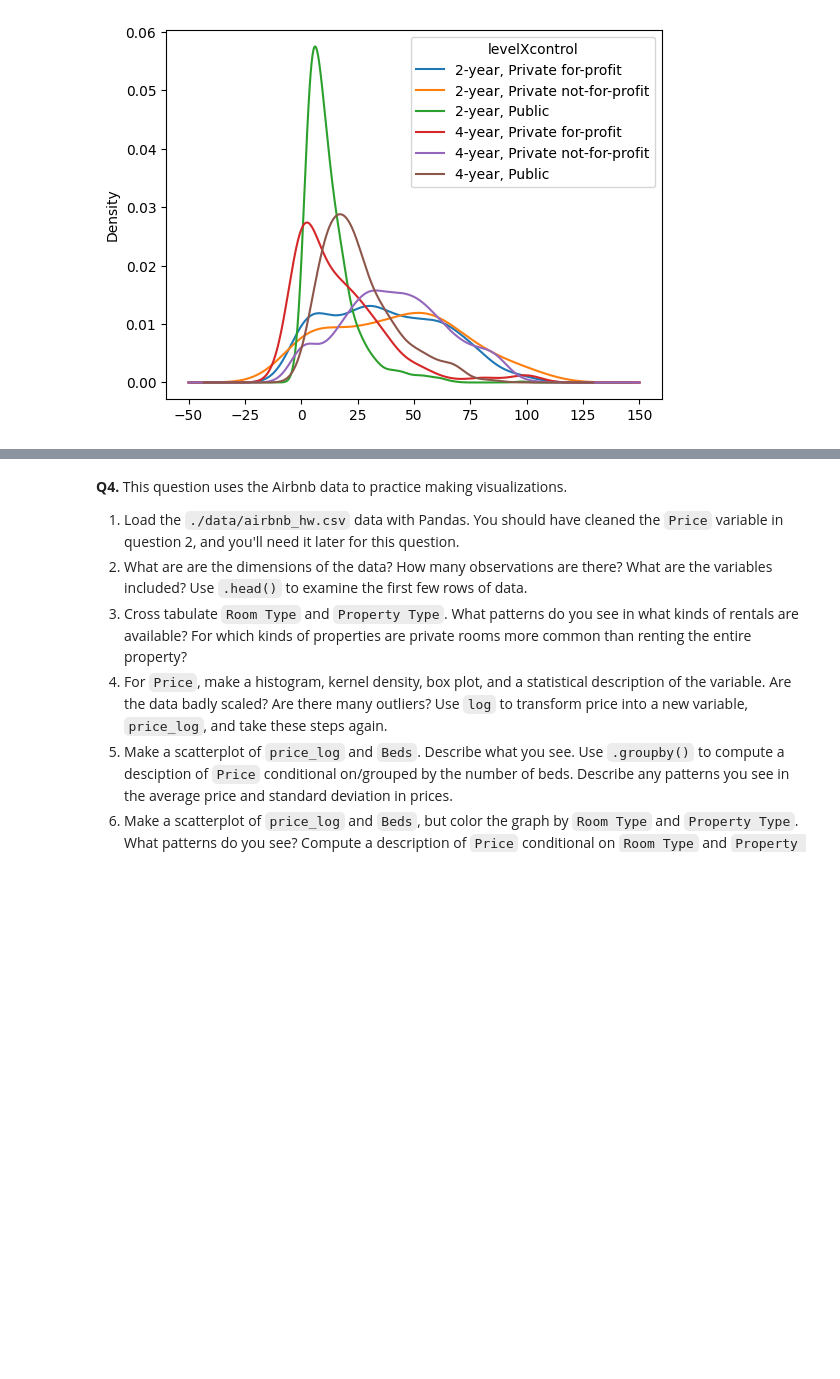
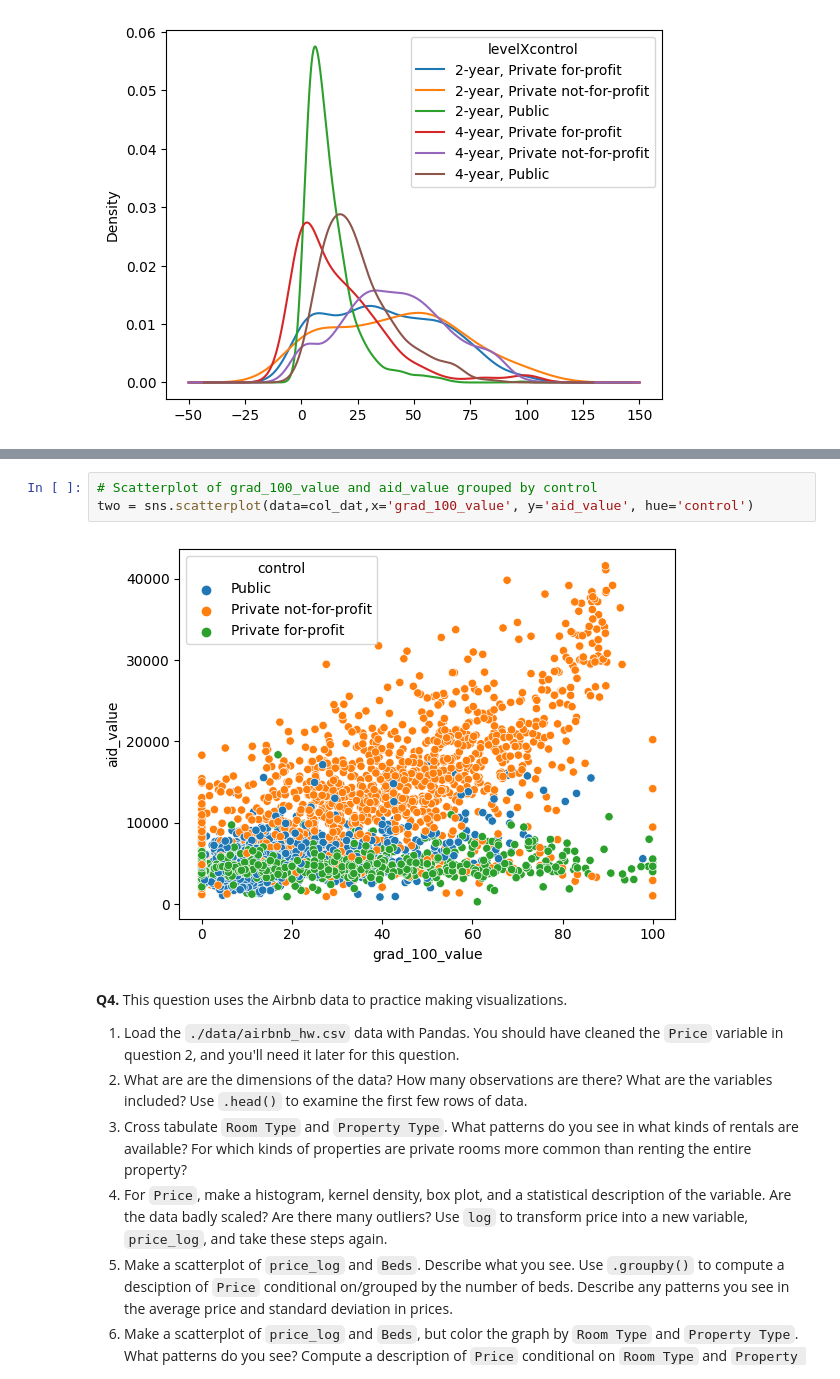
Before and after one commit to Monty-2003/pa2_DS3001, a Jupyter notebook: assignment2.ipynb, the cells around one changed output, grey strips where cells are left out. Cells and saved outputs as stored; diff of their text form; blank space fills up the shorter version.

```diff
--- a/assignment2.ipynb
+++ b/assignment2.ipynb
@@ -293,3 +320,8 @@ KeyError: ignored
+# %%
+# Scatterplot of grad_100_value and aid_value grouped by control
+two = sns.scatterplot(data=col_dat,x='grad_100_value', y='aid_value', hue='control')
+# %% [output]
+[figure, added]
 # %% [markdown]
 **Q4.** This question uses the Airbnb data to practice making visualizations.
 
```
Also changed, not shown: parts of 5 cells of this notebook.
